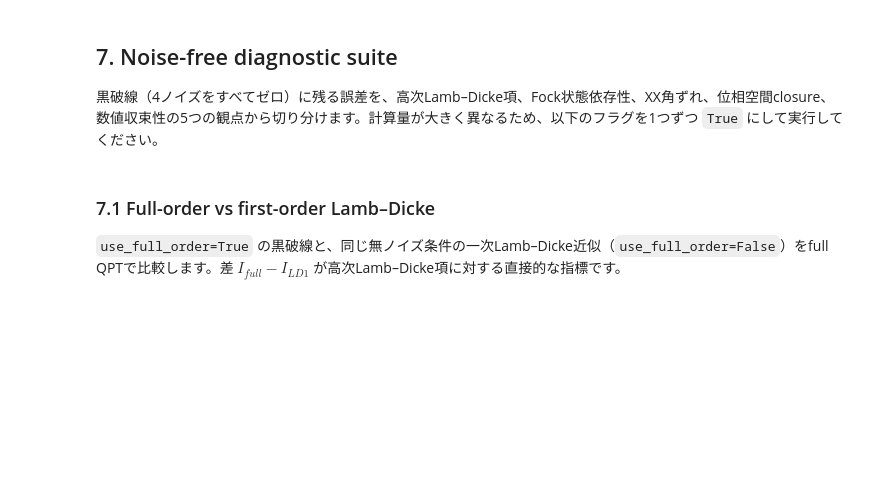
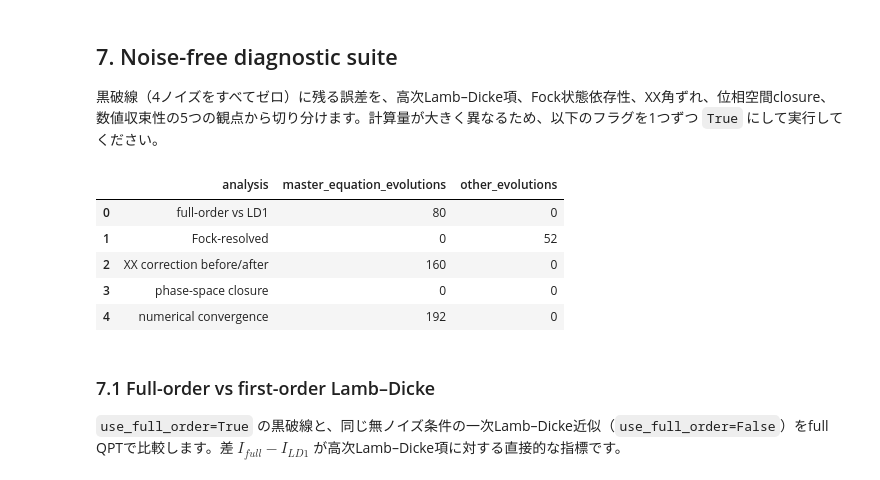
Before and after one commit to takeoka-lab/MS_gate_Hirai, a Jupyter notebook: noise_rate_nbar_sweep.ipynb, the cells around one changed output. Saved outputs shown, nothing was run; the diff lists cells and outputs as text; code cells hidden in the pictures; blank space fills up the shorter version.

```diff
--- a/noise_rate_nbar_sweep.ipynb
+++ b/noise_rate_nbar_sweep.ipynb
@@ -521,29 +521,36 @@ display(sensitivity_summary)
 # %%
 import noise_free_diagnostics as nfd
 nfd = importlib.reload(nfd)
 
 DIAGNOSTIC_OUTPUT_DIR = OUTPUT_DIR / 'noise_free_diagnostics'
 
 # 重い解析は1つずつ True にする。既存cacheは False でも読み込まれる。
-RUN_FULL_VS_LD_QPT = False
-RUN_FOCK_RESOLVED = False
-RUN_XX_ANGLE_CORRECTION_QPT = False
-RUN_NUMERICAL_CONVERGENCE_QPT = False
+RUN_FULL_VS_LD_QPT = True
+RUN_FOCK_RESOLVED = True
+RUN_XX_ANGLE_CORRECTION_QPT = True
+RUN_NUMERICAL_CONVERGENCE_QPT = True
 
 FOCK_THERMAL_TAIL_TOLERANCE = 1e-5
 FOCK_PHONON_BUFFER = 24
 CONVERGENCE_NBAR_VALUES = (0.01, 4.0)
 CONVERGENCE_PHONON_DIM_FACTORS = (1.0, 1.25, 1.5)
 CONVERGENCE_TIME_POINT_FACTORS = (1.0, 1.5, 2.0)
 
 analysis_budget = pd.DataFrame([
     {'analysis': 'full-order vs LD1', 'master_equation_evolutions': 16 * len(NBAR_VALUES), 'other_evolutions': 0},
     {'analysis': 'Fock-resolved', 'master_equation_evolutions': 0, 'other_evolutions': nfd.fock_analysis.required_fock_cutoff(max(NBAR_VALUES), FOCK_THERMAL_TAIL_TOLERANCE) + 1},
     {'analysis': 'XX correction before/after', 'master_equation_evolutions': 2 * 16 * len(NBAR_VALUES), 'other_evolutions': 0},
     {'analysis': 'phase-space closure', 'master_equation_evolutions': 0, 'other_evolutions': 0},
     {'analysis': 'numerical convergence', 'master_equation_evolutions': 16 * len(CONVERGENCE_NBAR_VALUES) * (len(CONVERGENCE_PHONON_DIM_FACTORS) + len(CONVERGENCE_TIME_POINT_FACTORS)), 'other_evolutions': 0},
 ])
 display(analysis_budget)
+# %% [output]
+|  | analysis | master_equation_evolutions | other_evolutions |
+| 0 | full-order vs LD1 | 80 | 0 |
+| 1 | Fock-resolved | 0 | 52 |
+| 2 | XX correction before/after | 160 | 0 |
+| 3 | phase-space closure | 0 | 0 |
+| 4 | numerical convergence | 192 | 0 |
 # %% [markdown]
 ### 7.1 Full-order vs first-order Lamb–Dicke
 
```
Also changed, not shown: parts of 2 cells of this notebook.
